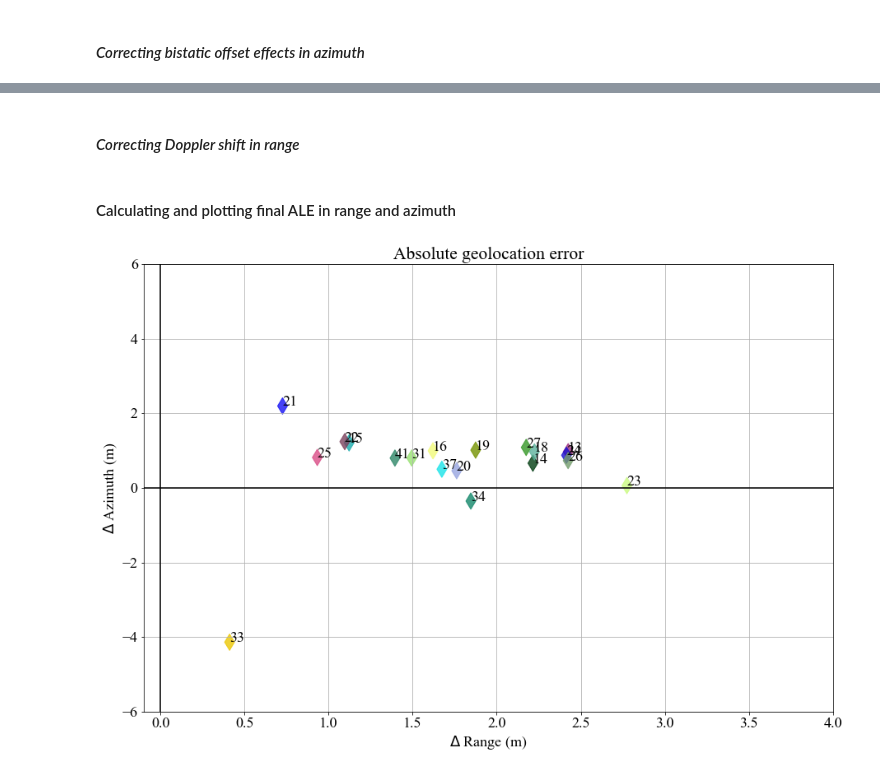
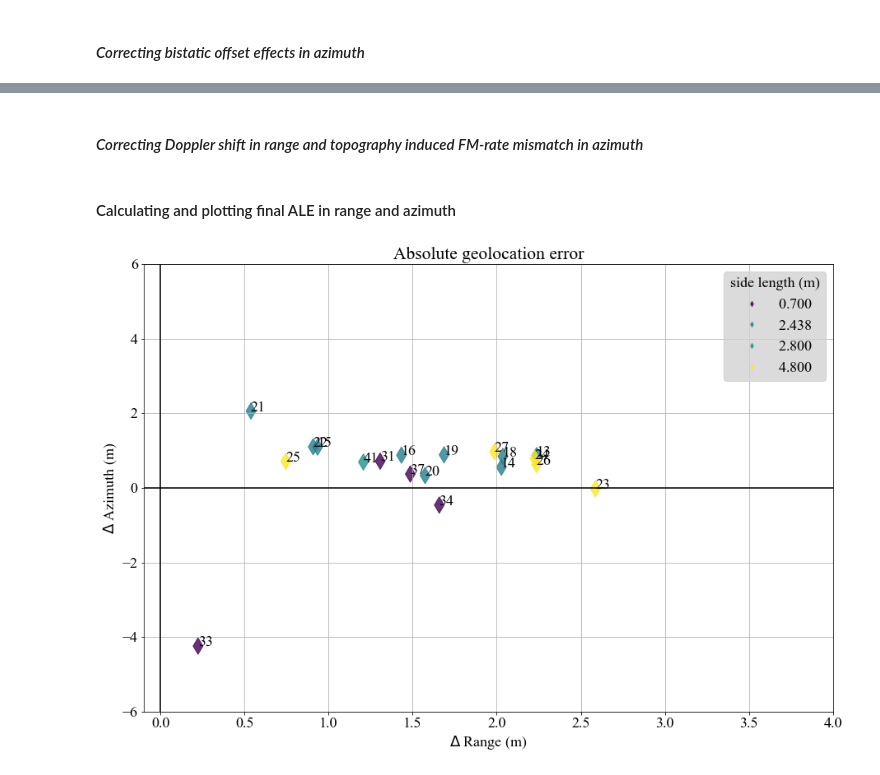
Before and after one commit to OPERA-Cal-Val/calval-CSLC, a Jupyter notebook: ALE_Rosamond_iono_bistatic_doppler.S1B.ipynb, the cells around one changed output, grey strips where cells are left out. Saved outputs shown, nothing was run; the diff lists cells and outputs as text; code cells hidden in the pictures.

```diff
--- a/ALE_Rosamond_iono_bistatic_doppler.S1B.ipynb
+++ b/ALE_Rosamond_iono_bistatic_doppler.S1B.ipynb
@@ -580,5 +626,5 @@ df_filter
 # %% [markdown]
-#### <I>Correcting Doppler shift in range</I>
+#### <I>Correcting Doppler shift in range and topography induced FM-rate mismatch in azimuth</I>
 # %%
 dop = info.bursts.burst2.doppler._coeffs    #doppler coefficient
 
@@ -594,5 +642,8 @@ azFmt0 = (5.645158293497228e-03)     #S-1 SAFE annotation xml <azimuthFmRate><t0
 # %%
 dopShift = []
+fmMismatch = []
+
+import copy
 
 for idx, row in df_filter.iterrows():
 
@@ -603,35 +654,66 @@ for idx, row in df_filter.iterrows():
     azFmRate = azFmRateCoeffs[0] + azFmRateCoeffs[1]*(rngTime-azFmt0) + azFmRateCoeffs[2]*(rngTime-azFmt0)**2
     Kt = azFmRate * Ks / (azFmRate - Ks)
 
-    # azTime = (sensingStart - sensingMid).total_seconds() + azimuthTimeInterval * row['yloc_CR']
-    azTime = (burstStart - burstMid).total_seconds() + azimuthTimeInterval * (row['yloc_CR']-burst1line)
+#     azTime = (sensingStart - sensingMid).total_seconds() + azimuthTimeInterval * row['yloc_CR']
+#     azTime = (burstStart - burstMid).total_seconds() + azimuthTimeInterval * (row['yloc_CR']-burst1line)
+#     azTime = (sensingStart - burstMid).total_seconds() + azimuthTimeInterval * (row['yloc_CR']-burst1line)
+    azTime = (sensingStart - burstMid).total_seconds() + azimuthTimeInterval * (row['yloc_CR'])
 
     fdc = fdc_geom + Kt * azTime
+
+    planet = Planet(pname='Earth')
+    refelp = copy.copy(planet.ellipsoid)
+    llh_CR = [row['lat'], row['lon'], row['hgt']]
+    xyz_CR = refElp.llh_to_xyz(llh_CR) #xyz coordinate at corner reflector
+
+    _aztime =sensingStart + dt.timedelta(seconds=azimuthTimeInterval * row['yloc_CR'])     #azimuth time at CR
+    xyz_pos_sat = orb.interpolateOrbit(_aztime,method='hermite').getPosition()    #satellite position at azimuth time
+    xyz_vel_sat = orb.interpolateOrbit(_aztime,method='hermite').getVelocity()    #satellite velocity at azimuth time
+
+    #computing acceleration
+    dist = np.linalg.norm(xyz_pos_sat)
+    r_spinvec = np.array([0., 0., planet.spin])
+    r_tempv = np.cross(r_spinvec, xyz_pos_sat)
+    inert_acc = np.array([-planet.GM*x/(dist**3) for x in xyz_pos_sat])
+    r_tempa = np.cross(r_spinvec, xyz_vel_sat)
+    r_tempvec = np.cross(r_spinvec, r_tempv)
+    xyz_acc_sat = inert_acc - 2 * r_tempa - r_tempvec   #satellite acceleration at azimuth time
+
+    xyz_CR = np.array(xyz_CR)
+    xyz_pos_sat = np.array(xyz_pos_sat)
+    xyz_vel_sat = np.array(xyz_vel_sat)
+    xyz_acc_sat = np.array(xyz_acc_sat)
+    kgeo = -2/(wvl * np.linalg.norm(xyz_pos_sat-xyz_CR))*(np.dot((xyz_pos_sat-xyz_CR),xyz_acc_sat)+np.dot(xyz_vel_sat,xyz_vel_sat))
+
     dopShift.append(fdc/Kr*C/2)
+    fmMismatch.append(fdc*(-1/azFmRate+1/kgeo)*Vg)
 # %% [markdown]
 #### Calculating and plotting final ALE in range and azimuth
 # %%
 #absloute geolocation error in range and azimuth after corrections
 ALE_Rg = (df_filter['xloc_CR'] -  df_filter['xloc_float'])*rangePixelSize - 2*df_filter['dIon'] + dopShift
-ALE_Az = (df_filter['yloc_CR'] - df_filter['yloc_float'] )*azimuthPixelSize + bistatic
+ALE_Az = (df_filter['yloc_CR'] - df_filter['yloc_float'])*azimuthPixelSize + bistatic - fmMismatch
 # %%
 #plotting ALE
 fig, ax = plt.subplots(figsize=(15,10))
-
-ax.scatter(ALE_Rg, ALE_Az, s=200, c=np.random.rand(len(ALE_Rg),3), alpha=0.8, marker='d')
+sc = ax.scatter(ALE_Rg, ALE_Az, s=200, c=df_filter['slen'], alpha=0.8, marker='d')
+ax.legend(*sc.legend_elements(),facecolor='lightgray')
+ax.get_legend().set_title('side length (m)')
 for ii, txt in enumerate(df_filter.iloc[:,0]):
     ax.annotate(txt, (ALE_Rg[ii],ALE_Az[ii]))   #putting IDs in each CR
 ax.grid(True)
 ax.set_xlim(-0.1,4)
 ax.set_ylim(-6,6)
+# ax.set_xlim(-2,2)
+# ax.set_ylim(-6,6)
 ax.axhline(0, color='black')
 ax.axvline(0, color='black')
 ax.set_title('Absolute geolocation error')
 ax.set_xlabel('$\Delta$ Range (m)')
 ax.set_ylabel('$\Delta$ Azimuth (m)')
 fig.savefig('ALE.png',dpi=300,bbox_inches='tight')
 # %% [output]
-[figure, old version]
+[figure, new version]
 # %%
 print('mean ALE in range: ',np.mean(ALE_Rg), 'std ALE in range: ',np.std(ALE_Rg))
 print('mean ALE in azimuth: ',np.mean(ALE_Az), 'std ALE in azimuth: ',np.std(ALE_Az))
```
Also changed, not shown: parts of 12 cells of this notebook, 1 other file.
